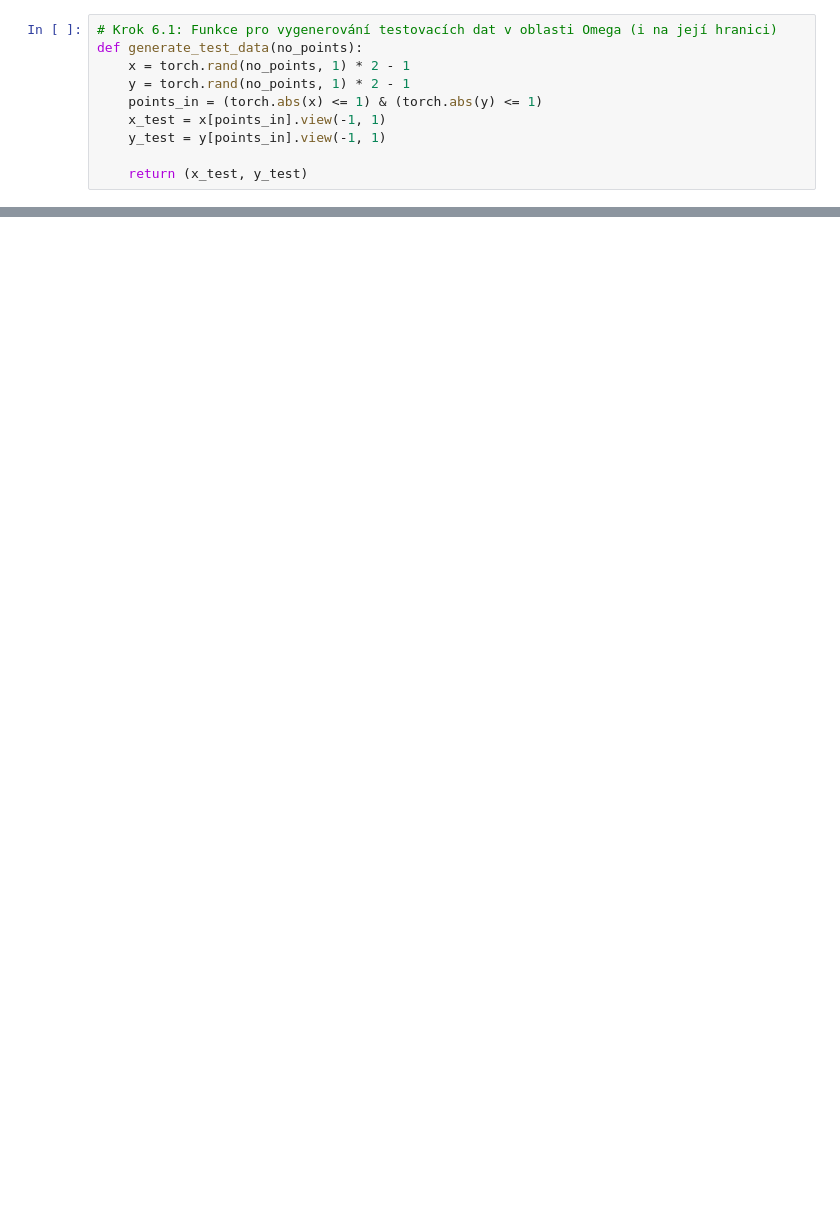
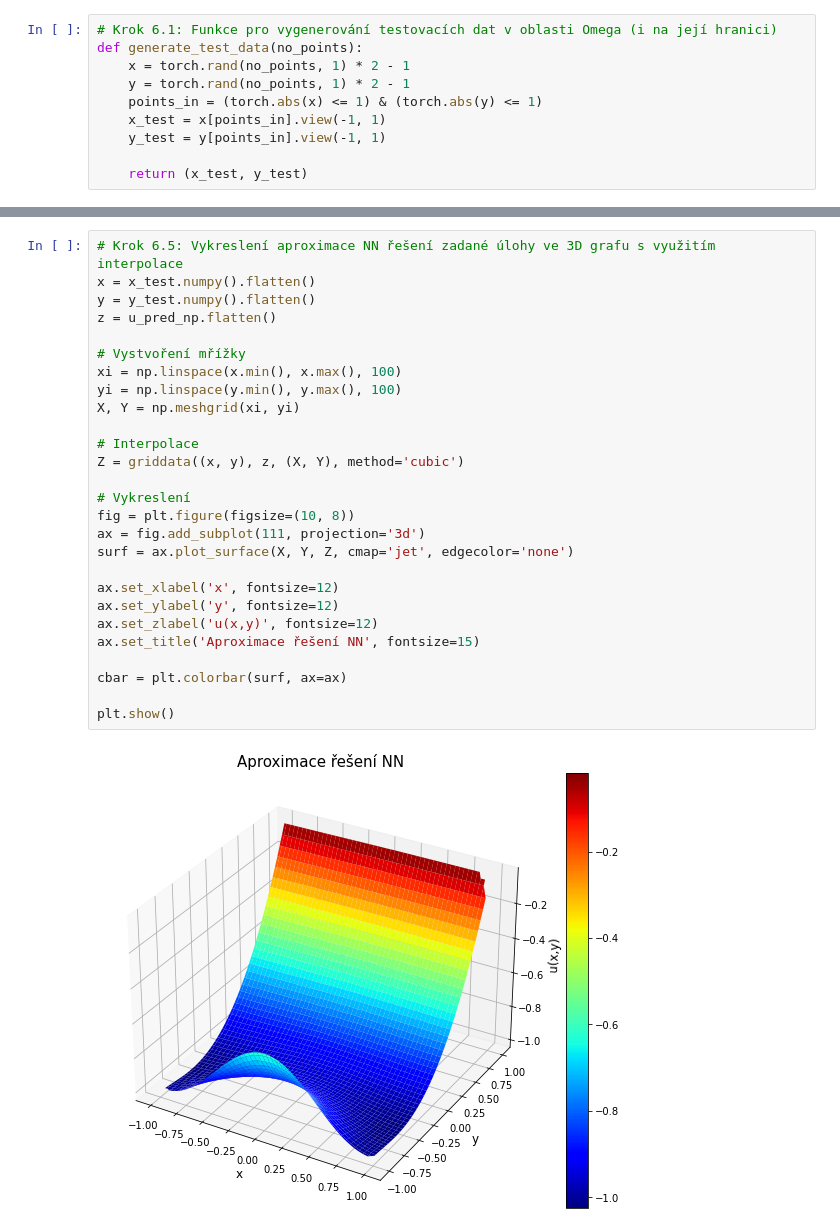
Before and after one commit to STE0493/DP-PINNs, a Jupyter notebook: 2D_kontaktni_uloha.ipynb, the cells around one changed output, grey strips where cells are left out. Drawn from its saved outputs; the diff is of its cells as text; blank space fills up the shorter version.

```diff
--- a/2D_kontaktni_uloha.ipynb
+++ b/2D_kontaktni_uloha.ipynb
@@ -404 +404,30 @@ plt.show()
+# %%
+# Krok 6.5: Vykreslení aproximace NN řešení zadané úlohy ve 3D grafu s využitím interpolace
+x = x_test.numpy().flatten()
+y = y_test.numpy().flatten()
+z = u_pred_np.flatten()
+
+# Vystvoření mřížky
+xi = np.linspace(x.min(), x.max(), 100)
+yi = np.linspace(y.min(), y.max(), 100)
+X, Y = np.meshgrid(xi, yi)
+
+# Interpolace
+Z = griddata((x, y), z, (X, Y), method='cubic')
+
+# Vykreslení
+fig = plt.figure(figsize=(10, 8))
+ax = fig.add_subplot(111, projection='3d')
+surf = ax.plot_surface(X, Y, Z, cmap='jet', edgecolor='none')
+
+ax.set_xlabel('x', fontsize=12)
+ax.set_ylabel('y', fontsize=12)
+ax.set_zlabel('u(x,y)', fontsize=12)
+ax.set_title('Aproximace řešení NN', fontsize=15)
+
+cbar = plt.colorbar(surf, ax=ax)
+
+plt.show()
+# %% [output]
+[figure, added]
 # %%
```
Also changed, not shown: parts of 8 cells of this notebook, 6 other files.
